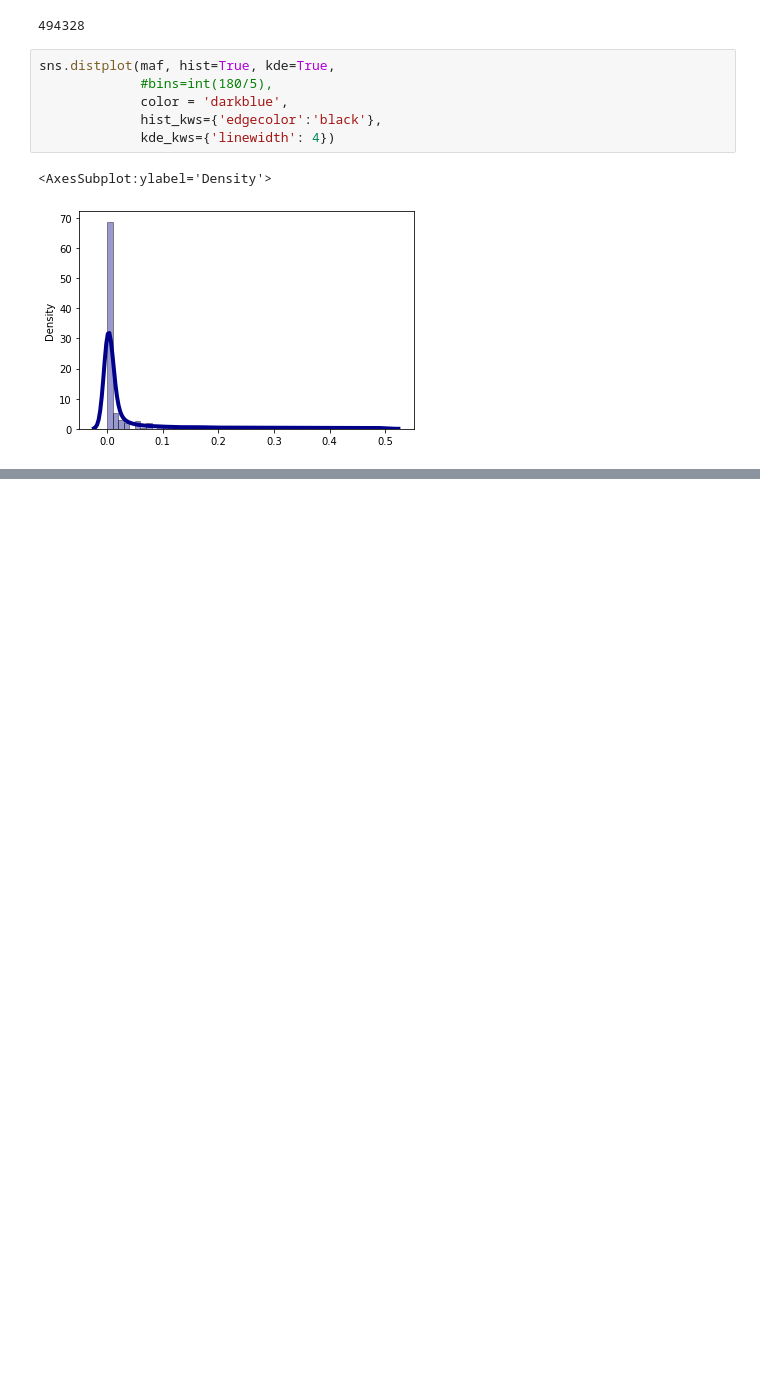
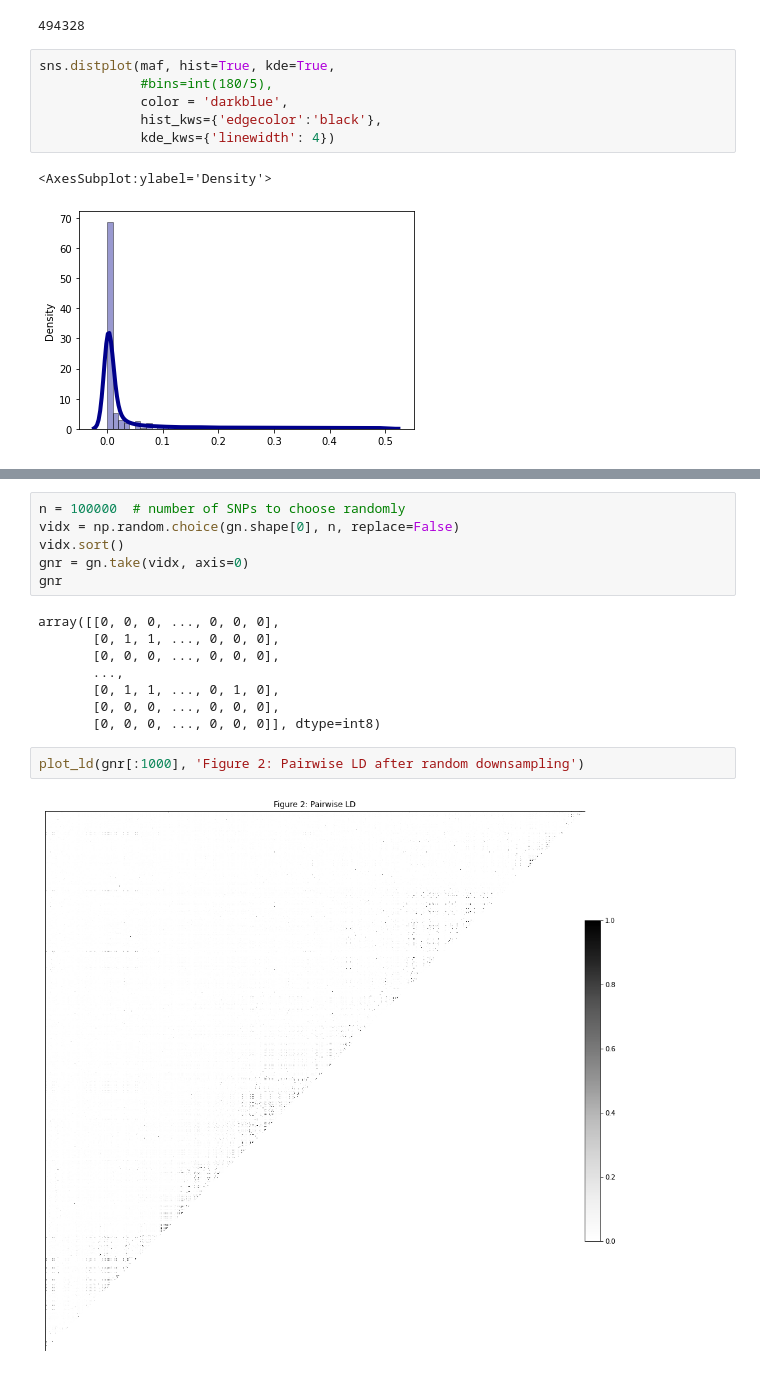
Before and after one commit to degulati/genes-and-geo, a Jupyter notebook: notebook.ipynb, the cells around one changed output, grey strips where cells are left out. Drawn from its saved outputs; the diff is of its cells as text; blank space fills up the shorter version.

```diff
--- a/notebook.ipynb
+++ b/notebook.ipynb
@@ -249,0 +284,18 @@ sns.distplot(maf, hist=True, kde=True,
+# %%
+n = 100000  # number of SNPs to choose randomly
+vidx = np.random.choice(gn.shape[0], n, replace=False)
+vidx.sort()
+gnr = gn.take(vidx, axis=0)
+gnr
+# %% [output]
+array([[0, 0, 0, ..., 0, 0, 0],
+       [0, 1, 1, ..., 0, 0, 0],
+       [0, 0, 0, ..., 0, 0, 0],
+       ...,
+       [0, 1, 1, ..., 0, 1, 0],
+       [0, 0, 0, ..., 0, 0, 0],
+       [0, 0, 0, ..., 0, 0, 0]], dtype=int8)
+# %%
+plot_ld(gnr[:1000], 'Figure 2: Pairwise LD after random downsampling')
+# %% [output]
+[figure, added]
```
Also changed, not shown: parts of 16 cells of this notebook.
